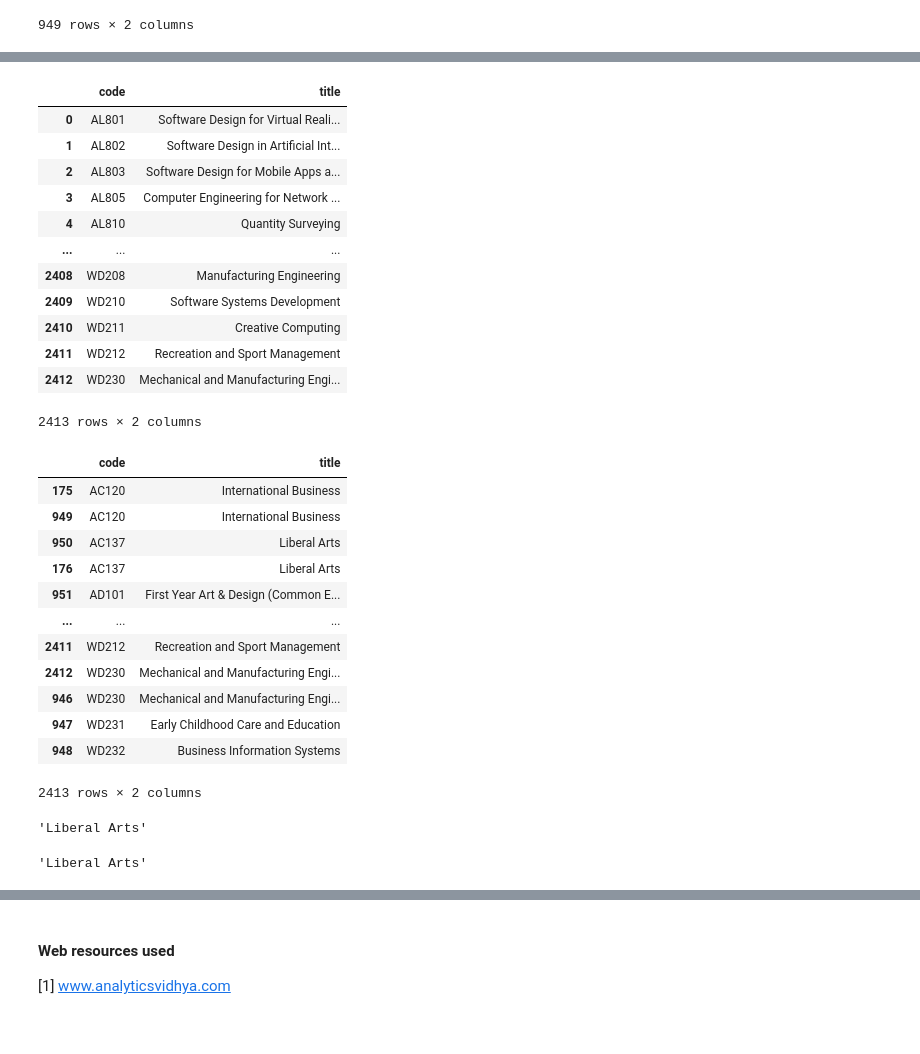
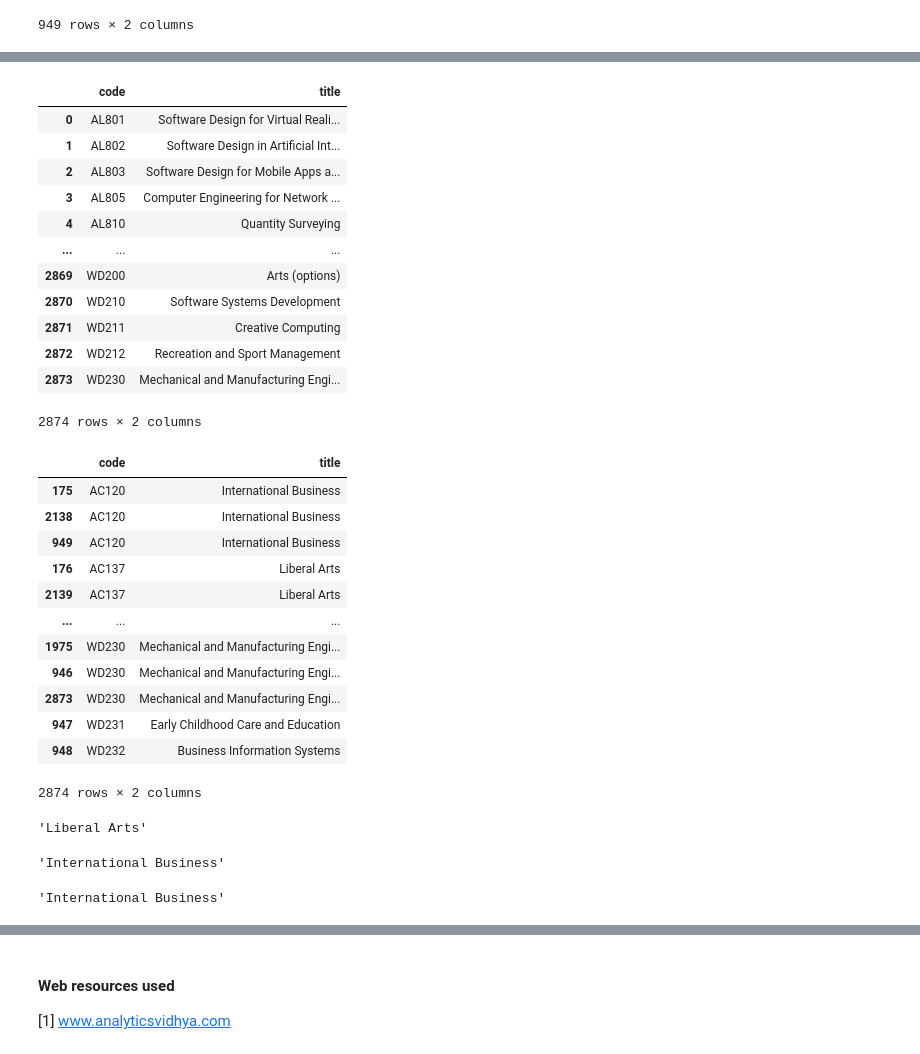
Before and after one commit to angelinka/Fundamentals-of-Data-Analysis, a Jupyter notebook: cao.ipynb, the cells around one changed output, grey strips where cells are left out. Cells and saved outputs as stored; diff of their text form; code cells hidden in the pictures.

```diff
--- a/cao.ipynb
+++ b/cao.ipynb
@@ -406,10 +408,8 @@ courses2021
 | 948 | WD232 | Business Information Systems |
 949 rows × 2 columns
 # %%
-# Selecting columns COURSE CODE2 and COURSE TITLE from data frame  for 2020 and assigning it to courses2020
-courses2020 = df2020[['COURSE CODE2','COURSE TITLE']]
-#Changing names of the columns to code and title
-courses2020.columns = ['code', 'title']
+# Selecting columns code and title from data frame  for 2020 and assigning it to courses2020
+courses2020 = df2020_l8[['code', 'title']]
 courses2020
 # %% [output]
 |  | code | title |
@@ -427,0 +428,4 @@ courses2020
+# %%
+# Selecting columns code and title from data frame  for 2019 and assigning it to courses2020
+courses2019 = df2019[['code', 'title']]
+courses2019
@@ -428,38 +446,38 @@ courses2020
 # %%
 # Combining two dataframs into one
-allcourses = pd.concat([courses2021, courses2020], ignore_index=True)
+allcourses = pd.concat([courses2021, courses2020, courses2019], ignore_index=True)
 allcourses
 # %% [output]
 |  | code | title |
 | 0 | AL801 | Software Design for Virtual Reali... |
 | 1 | AL802 | Software Design in Artificial Int... |
 | 2 | AL803 | Software Design for Mobile Apps a... |
 | 3 | AL805 | Computer Engineering for Network ... |
 | 4 | AL810 | Quantity Surveying |
 | ... | ... | ... |
-| 2408 | WD208 | Manufacturing Engineering |
-| 2409 | WD210 | Software Systems Development |
-| 2410 | WD211 | Creative Computing |
-| 2411 | WD212 | Recreation and Sport Management |
-| 2412 | WD230 | Mechanical and Manufacturing Engi... |
+| 2869 | WD200 | Arts (options) |
+| 2870 | WD210 | Software Systems Development |
+| 2871 | WD211 | Creative Computing |
+| 2872 | WD212 | Recreation and Sport Management |
+| 2873 | WD230 | Mechanical and Manufacturing Engi... |
-2413 rows × 2 columns
+2874 rows × 2 columns
 # %%
-# Now, if we sort our data by 'code' we will see that there are a lof of duplicates, as most of the courses which run in 2020
+# Now, if we sort our data by 'code' we will see that there are a lof of duplicates, as most of the courses which run in 2019 and 2020
 # were also awailable in 2021
 allcourses.sort_values('code')
 # %% [output]
 |  | code | title |
 | 175 | AC120 | International Business |
+| 2138 | AC120 | International Business |
 | 949 | AC120 | International Business |
-| 950 | AC137 | Liberal Arts |
 | 176 | AC137 | Liberal Arts |
-| 951 | AD101 | First Year Art & Design (Common E... |
+| 2139 | AC137 | Liberal Arts |
 | ... | ... | ... |
-| 2411 | WD212 | Recreation and Sport Management |
-| 2412 | WD230 | Mechanical and Manufacturing Engi... |
+| 1975 | WD230 | Mechanical and Manufacturing Engi... |
 | 946 | WD230 | Mechanical and Manufacturing Engi... |
+| 2873 | WD230 | Mechanical and Manufacturing Engi... |
 | 947 | WD231 | Early Childhood Care and Education |
 | 948 | WD232 | Business Information Systems |
-2413 rows × 2 columns
+2874 rows × 2 columns
 # %%
 # To confirm the titles of the courses were the same, which means those entries are duplicates
@@ -467,7 +485,11 @@ allcourses.loc[176]['title']
 # %% [output]
 'Liberal Arts'
 # %%
-allcourses.loc[950]['title']
+allcourses.loc[2138]['title']
 # %% [output]
-'Liberal Arts'
+'International Business'
+# %%
+allcourses.loc[949]['title']
+# %% [output]
+'International Business'
 # %%
```
Also changed, not shown: parts of 20 cells of this notebook.
